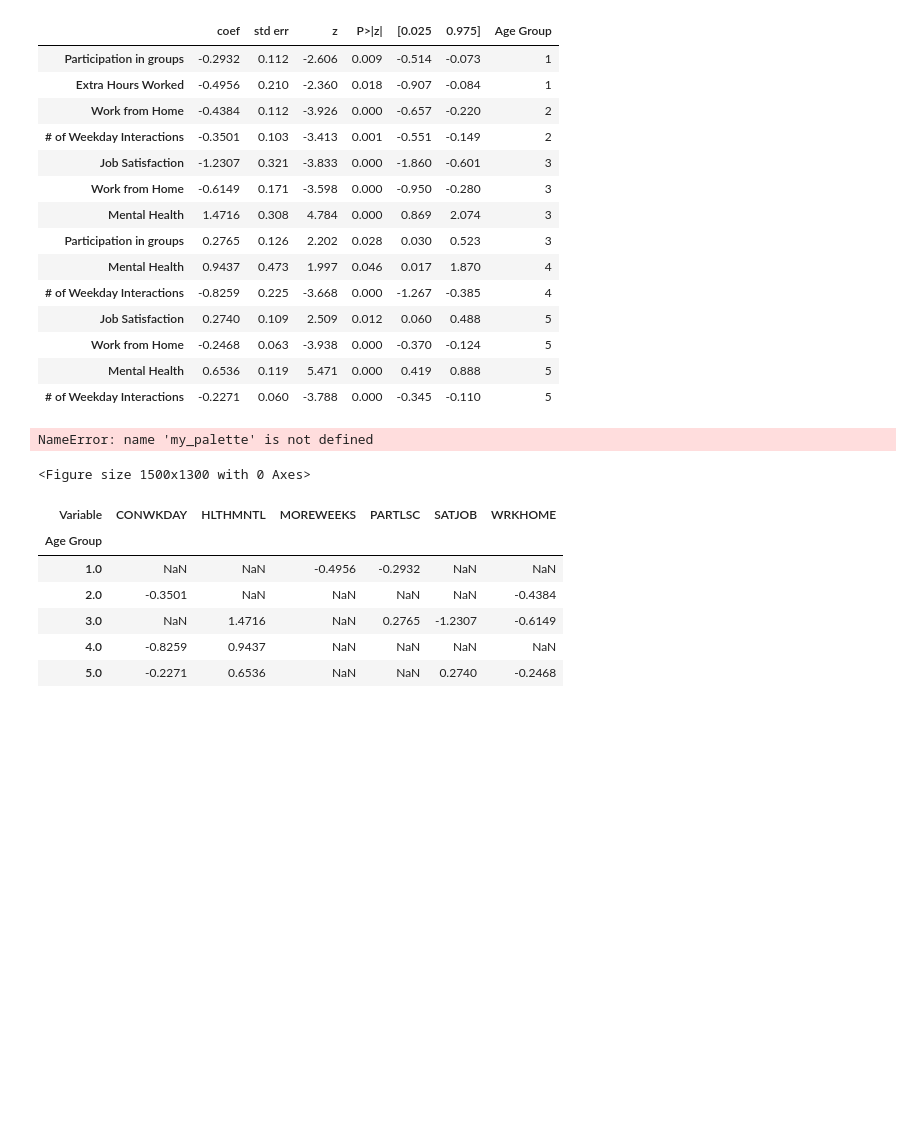
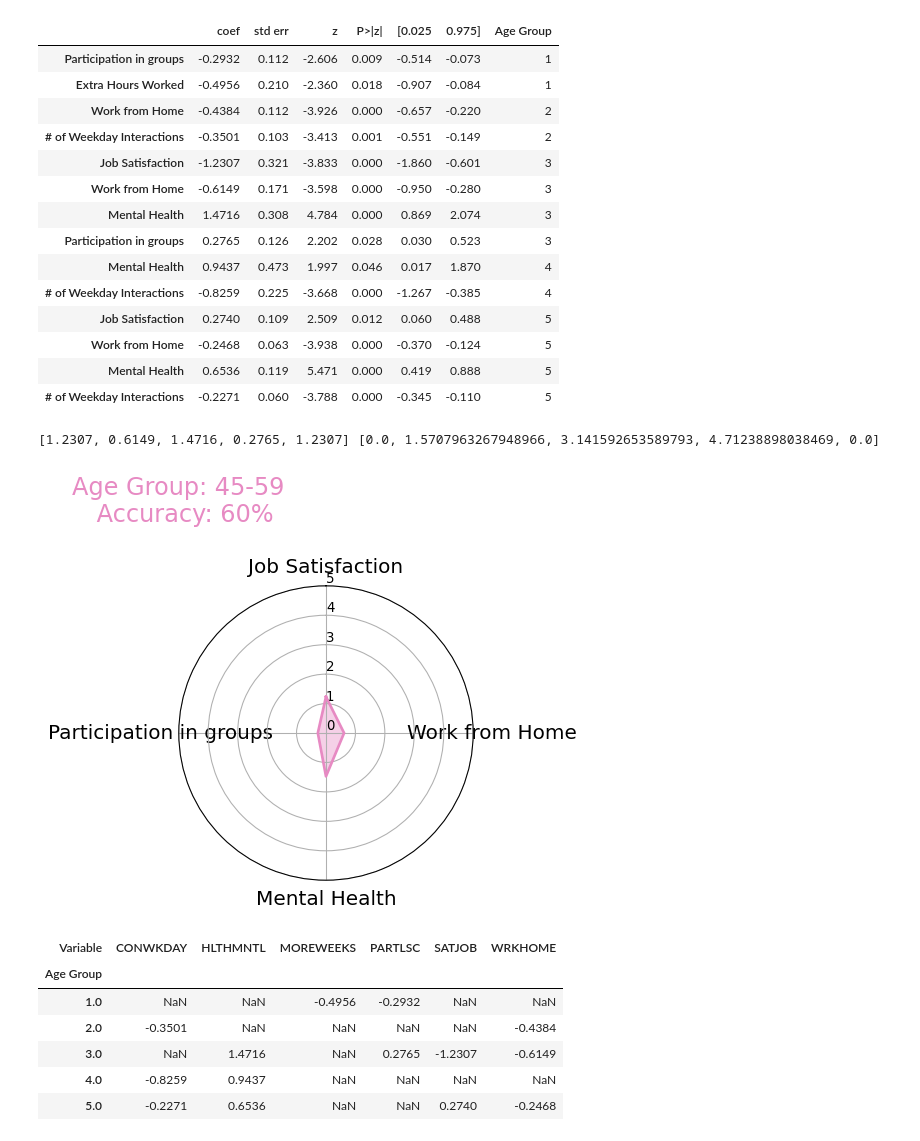
Before and after one commit to matthewasloan95/social-isolation-transportation, a Jupyter notebook: gss_logit.ipynb, the cells around one changed output. Cells and saved outputs as stored; diff of their text form; code cells hidden in the pictures; blank space fills up the shorter version.

```diff
--- a/gss_logit.ipynb
+++ b/gss_logit.ipynb
@@ -239,10 +235,8 @@ summary_df
 # ne
 # much courtesy of https://www.python-graph-gallery.com/392-use-faceting-for-radar-chart
 # Libraries
-#import matplotlib.pyplot as plt
-#import pandas as pd
 from math import pi
-#from matplotlib import colormaps
+from matplotlib import colormaps
 
 # categories are the var names
 # only doing one group. Group A
@@ -286,38 +280,38 @@ my_dpi=96
 plt.figure(figsize=(1500/my_dpi, 1300/my_dpi), dpi=my_dpi)
 
 # Create a color palette:
-#my_palette = colormaps["Set2"]
+my_palette = colormaps["Set2"]
 
 # # Loop to plot
 # for row in range(0, len(df.index)):
 #     make_spider( row=row, title='group '+df['group'][row], color=my_palette(row))
 
 for row in summary_df['Age Group'].unique():
     title = ''
     if row == 1:
         title = '18-29 \n Accuracy: 64%\n\n'
         #make_spider( row=row, title=f'Age Group: {title}', color=my_palette(row), df = summary_df.loc[summary_df['Age Group'] == row])
         #break
     if row == 2:
         title = '30-44 \n Accuracy: 72%\n\n'
         #make_spider( row=row, title=f'Age Group: {title}', color=my_palette(row), df = summary_df.loc[summary_df['Age Group'] == row])
         #break
     if row == 3:
         title = '45-59 \n Accuracy: 60%\n\n'
         make_spider( row=row, title=f'Age Group: {title}', color=my_palette(row), df = summary_df.loc[summary_df['Age Group'] == row])
         break
     if row == 4:
         title = '60+ \n Accuracy: 80%\n\n'
         #make_spider( row=row, title=f'Age Group: {title}', color=my_palette(row), df = summary_df.loc[summary_df['Age Group'] == row])
         #break
     if row == 5:
         title = 'All\nAccuracy: 72%\n\n'
         #make_spider( row=row, title=f'Age Group: {title}', color=my_palette(row), df = summary_df.loc[summary_df['Age Group'] == row])
         #break
     #make_spider( row=row, title=f'Age Group: {title}', color=my_palette(row), df = summary_df.loc[summary_df['Age Group'] == row])
 # %% [output]
-NameError: name 'my_palette' is not defined
+[1.2307, 0.6149, 1.4716, 0.2765, 1.2307] [0.0, 1.5707963267948966, 3.141592653589793, 4.71238898038469, 0.0]
-<Figure size 1500x1300 with 0 Axes>
+[figure, added]
 # %%
 plot_data = pd.DataFrame(summary_plot)
 plot_data['Variable']= plot_data.index
```
Also changed, not shown: parts of 18 cells of this notebook.
